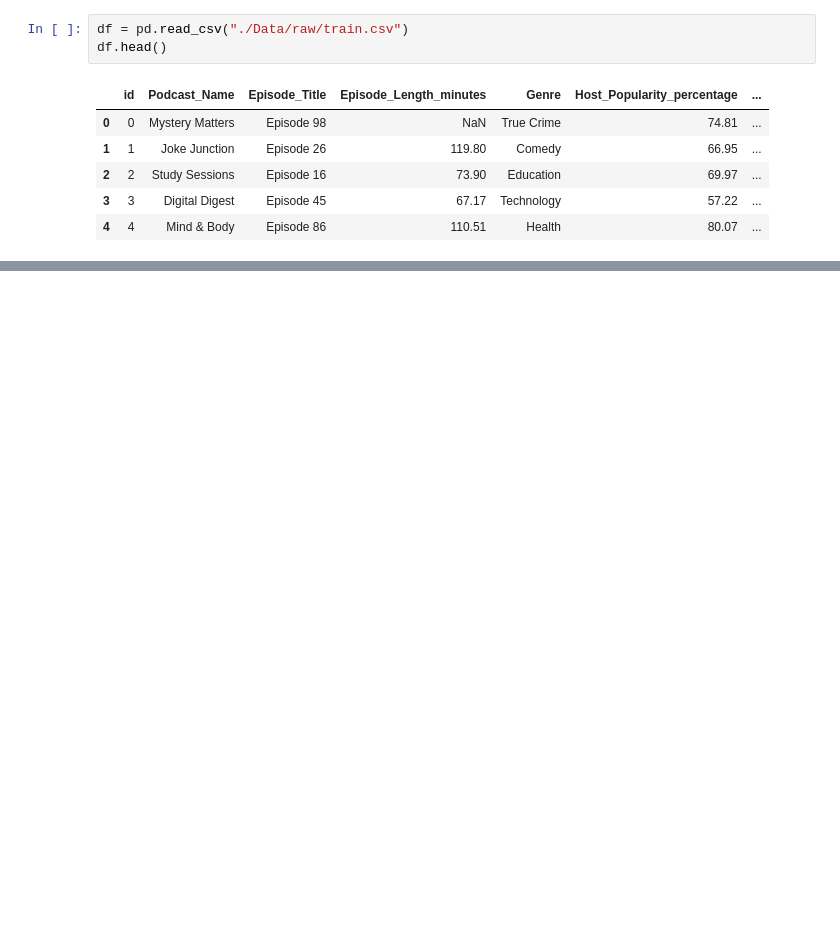
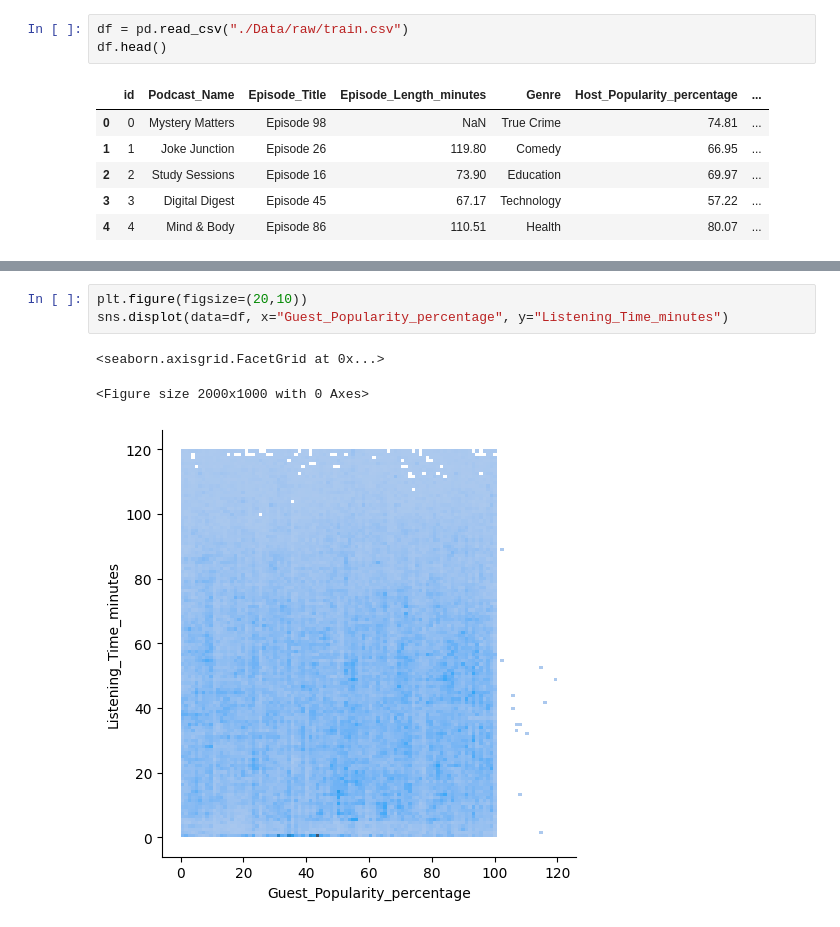
Before and after one commit to Alphalejo/Predict-Podcast-Listening-Time, a Jupyter notebook: EDA.ipynb, the cells around one changed output, grey strips where cells are left out. Drawn from its saved outputs; the diff is of its cells as text; blank space fills up the shorter version.

```diff
--- a/EDA.ipynb
+++ b/EDA.ipynb
@@ -12,0 +97,7 @@ df.head()
+# %%
+plt.figure(figsize=(20,10))
+sns.displot(data=df, x="Guest_Popularity_percentage", y="Listening_Time_minutes")
+# %% [output]
+<seaborn.axisgrid.FacetGrid at 0x...>
+<Figure size 2000x1000 with 0 Axes>
+[figure, added]
```
Also changed, not shown: parts of 16 cells of this notebook.
